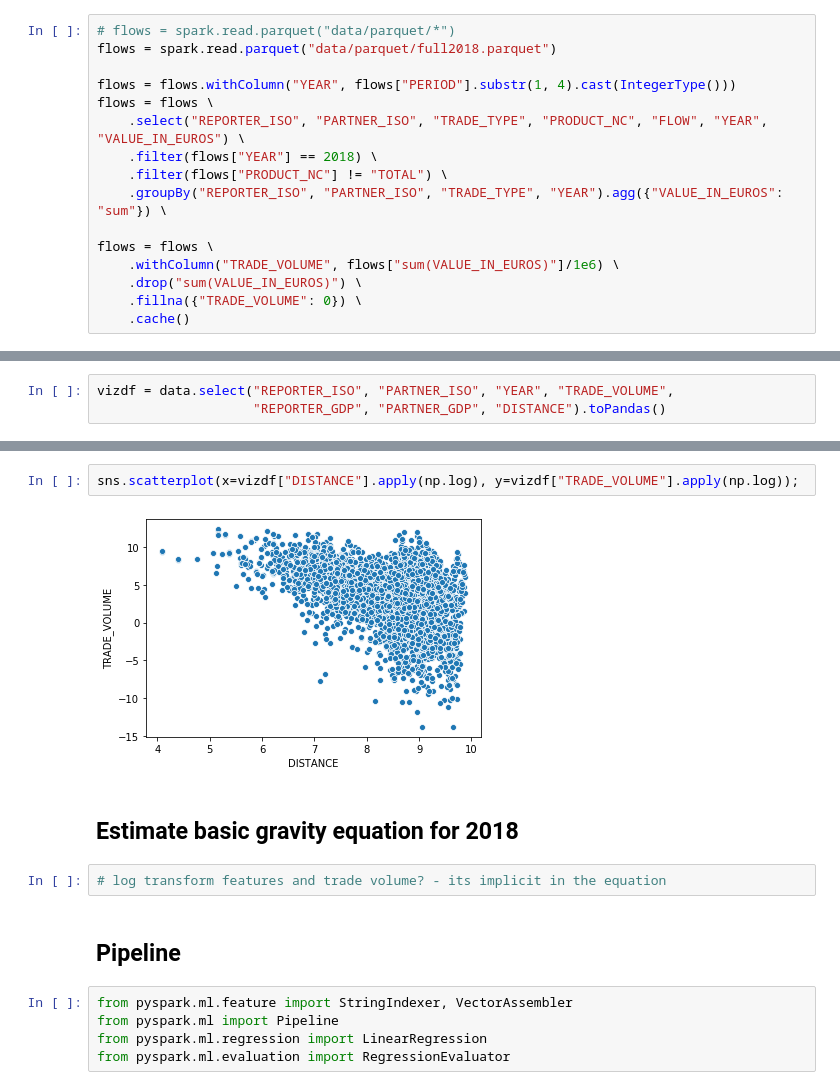
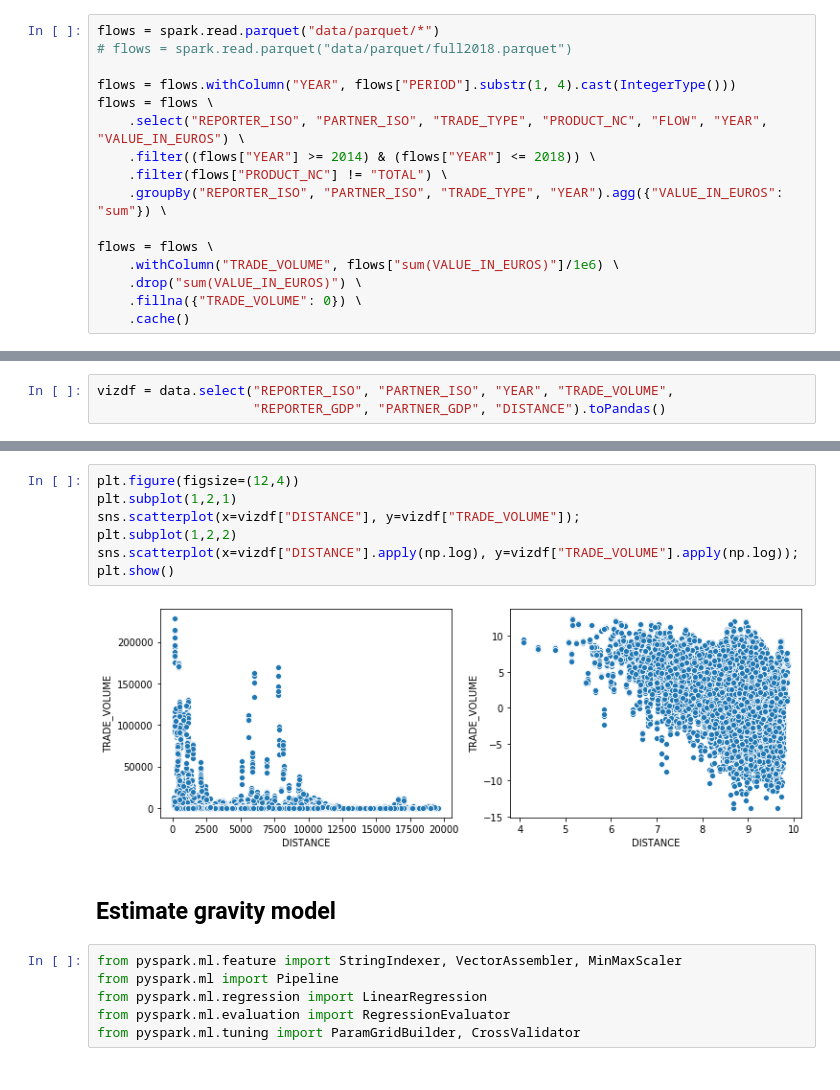
Before and after one commit to chrisssch/world-trade, a Jupyter notebook: gravity.ipynb, the cells around one changed output, grey strips where cells are left out. Saved outputs shown, nothing was run; the diff lists cells and outputs as text.

Commit message:
continued with gravity model estimation

```diff
--- a/gravity.ipynb
+++ b/gravity.ipynb
@@ -66,13 +80,13 @@ spark = SparkSession(sc)
 
 ### Flows
 # %%
-# flows = spark.read.parquet("data/parquet/*")
-flows = spark.read.parquet("data/parquet/full2018.parquet")
+flows = spark.read.parquet("data/parquet/*")
+# flows = spark.read.parquet("data/parquet/full2018.parquet")
 
 flows = flows.withColumn("YEAR", flows["PERIOD"].substr(1, 4).cast(IntegerType()))
 flows = flows \
     .select("REPORTER_ISO", "PARTNER_ISO", "TRADE_TYPE", "PRODUCT_NC", "FLOW", "YEAR", "VALUE_IN_EUROS") \
-    .filter(flows["YEAR"] == 2018) \
+    .filter((flows["YEAR"] >= 2014) & (flows["YEAR"] <= 2018)) \
     .filter(flows["PRODUCT_NC"] != "TOTAL") \
     .groupBy("REPORTER_ISO", "PARTNER_ISO", "TRADE_TYPE", "YEAR").agg({"VALUE_IN_EUROS": "sum"}) \
 
@@ -443,15 +443,17 @@ sns.scatterplot(x=vizdf["PARTNER_GDP"].apply(np.log), y=vizdf["TRADE_VOLUME"].ap
 # %%
+plt.figure(figsize=(12,4))
+plt.subplot(1,2,1)
+sns.scatterplot(x=vizdf["DISTANCE"], y=vizdf["TRADE_VOLUME"]);
+plt.subplot(1,2,2)
 sns.scatterplot(x=vizdf["DISTANCE"].apply(np.log), y=vizdf["TRADE_VOLUME"].apply(np.log));
+plt.show()
 # %% [output]
-[figure, old version]
+[figure, new version]
 # %% [markdown]
-## Estimate basic gravity equation for 2018
+## Estimate gravity model
-# %%
-# log transform features and trade volume? - its implicit in the equation
-# %% [markdown]
-## Pipeline
 # %%
-from pyspark.ml.feature import StringIndexer, VectorAssembler
+from pyspark.ml.feature import StringIndexer, VectorAssembler, MinMaxScaler
 from pyspark.ml import Pipeline
 from pyspark.ml.regression import LinearRegression
 from pyspark.ml.evaluation import RegressionEvaluator
+from pyspark.ml.tuning import ParamGridBuilder, CrossValidator
```
Also changed, not shown: parts of 94 cells of this notebook.
